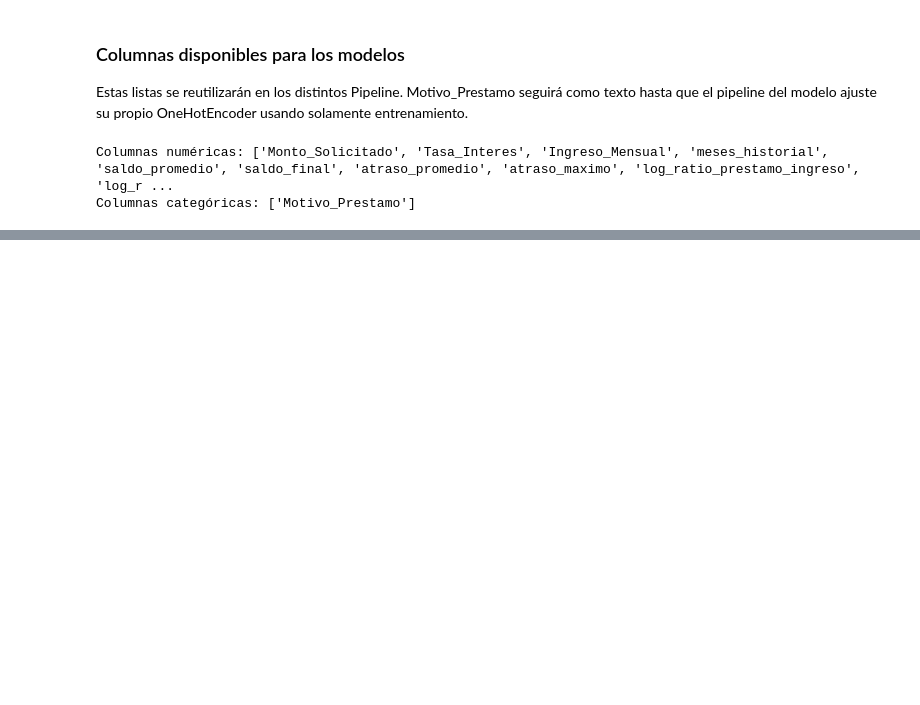
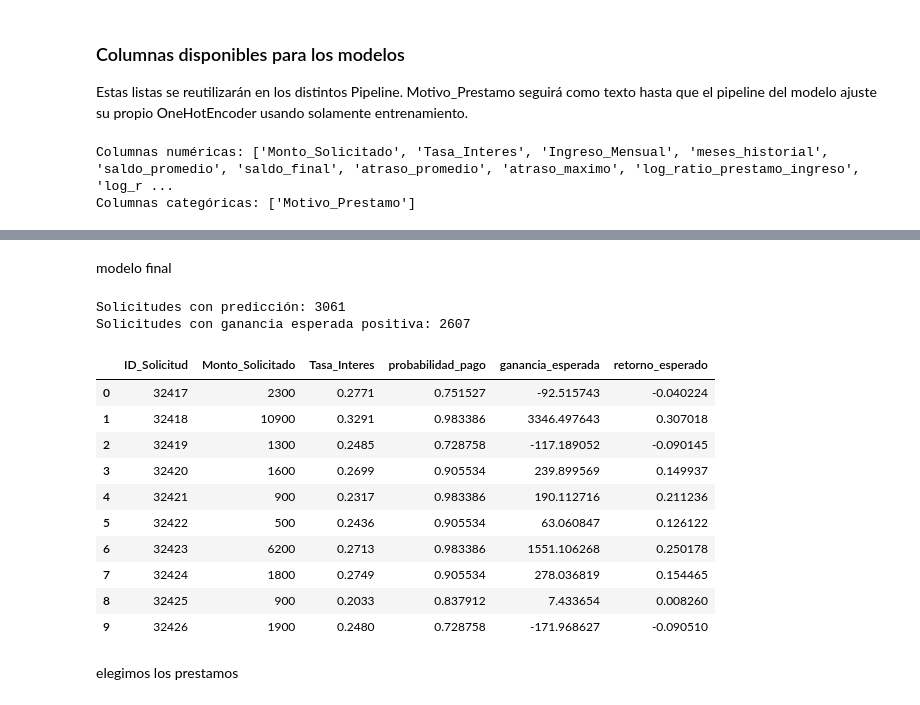
Before and after one commit to LuisMariaGomez/grupo2_gomez_failla_ia_2026_YBoscacciEnTp3, a Jupyter notebook: Tp3/analisis_tablas.ipynb, the cells around one changed output, grey strips where cells are left out. Drawn from its saved outputs; the diff is of its cells as text; code cells hidden in the pictures; blank space fills up the shorter version.

```diff
--- a/Tp3/analisis_tablas.ipynb
+++ b/Tp3/analisis_tablas.ipynb
@@ -616,0 +1195,63 @@ Columnas categóricas: ['Motivo_Prestamo']
+# %% [markdown]
+modelo final
+# %%
+# Copiamos la configuración elegida, sin conservar su entrenamiento
+arbol_final = clone(arbol_ajustado)
+
+# Entrenamos con todo el histórico
+arbol_final.fit(X, y)
+
+# Identificamos la columna de probabilidad de pago
+indice_pagado_final = list(
+    arbol_final.named_steps["modelo"].classes_
+).index(1)
+
+probabilidades_test = arbol_final.predict_proba(
+    X_test
+)[:, indice_pagado_final]
+
+# Guardamos las predicciones junto a cada solicitud
+resultado_test = datos_test[[
+    "ID_Solicitud",
+    "Monto_Solicitado",
+    "Tasa_Interes"
+]].copy()
+
+resultado_test["probabilidad_pago"] = probabilidades_test
+
+resultado_test["ganancia_esperada"] = (
+    resultado_test["probabilidad_pago"]
+    * resultado_test["Monto_Solicitado"]
+    * resultado_test["Tasa_Interes"]
+    - (1 - resultado_test["probabilidad_pago"])
+    * resultado_test["Monto_Solicitado"]
+)
+
+resultado_test["retorno_esperado"] = (
+    resultado_test["ganancia_esperada"]
+    / resultado_test["Monto_Solicitado"]
+)
+
+print("Solicitudes con predicción:", len(resultado_test))
+print(
+    "Solicitudes con ganancia esperada positiva:",
+    resultado_test["ganancia_esperada"].gt(0).sum()
+)
+
+resultado_test.head(10)
+# %% [output]
+Solicitudes con predicción: 3061
+Solicitudes con ganancia esperada positiva: 2607
+|  | ID_Solicitud | Monto_Solicitado | Tasa_Interes | probabilidad_pago | ganancia_esperada | retorno_esperado |
+| 0 | 32417 | 2300 | 0.2771 | 0.751527 | -92.515743 | -0.040224 |
+| 1 | 32418 | 10900 | 0.3291 | 0.983386 | 3346.497643 | 0.307018 |
+| 2 | 32419 | 1300 | 0.2485 | 0.728758 | -117.189052 | -0.090145 |
+| 3 | 32420 | 1600 | 0.2699 | 0.905534 | 239.899569 | 0.149937 |
+| 4 | 32421 | 900 | 0.2317 | 0.983386 | 190.112716 | 0.211236 |
+| 5 | 32422 | 500 | 0.2436 | 0.905534 | 63.060847 | 0.126122 |
+| 6 | 32423 | 6200 | 0.2713 | 0.983386 | 1551.106268 | 0.250178 |
+| 7 | 32424 | 1800 | 0.2749 | 0.905534 | 278.036819 | 0.154465 |
+| 8 | 32425 | 900 | 0.2033 | 0.837912 | 7.433654 | 0.008260 |
+| 9 | 32426 | 1900 | 0.2480 | 0.728758 | -171.968627 | -0.090510 |
+# %% [markdown]
+elegimos los prestamos
```
Also changed, not shown: parts of 27 cells of this notebook, 2 other files.
